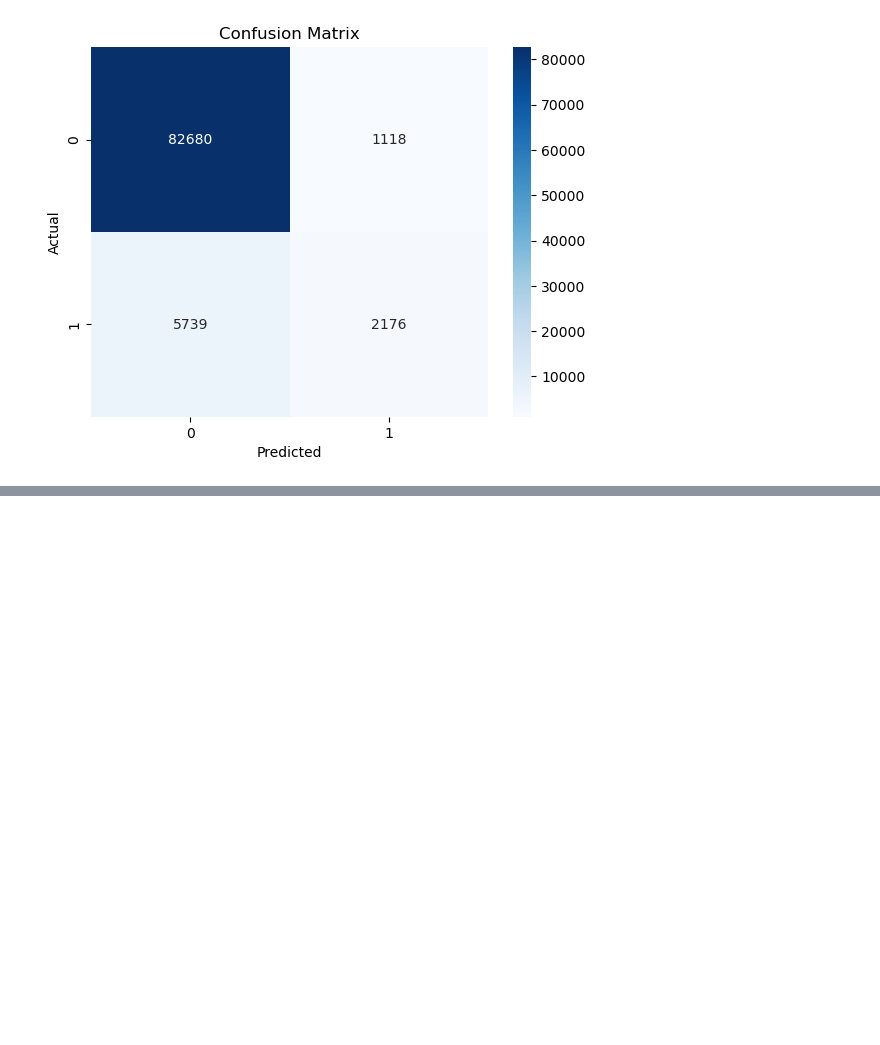
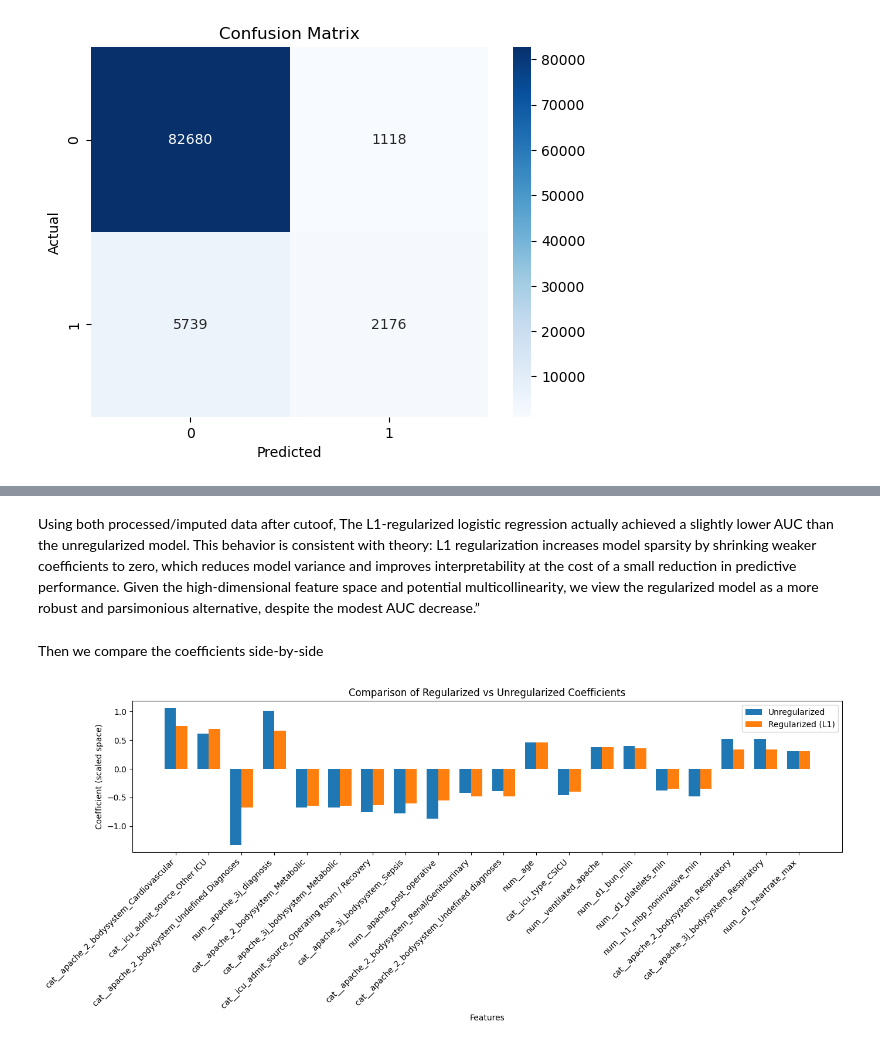
Before and after one commit to cindyrenxy/ac209a-project, a Jupyter notebook: AC209A Project MS3.ipynb, the cells around one changed output, grey strips where cells are left out. Drawn from its saved outputs; the diff is of its cells as text; code cells hidden in the pictures; blank space fills up the shorter version.

```diff
--- a/AC209A Project MS3.ipynb
+++ b/AC209A Project MS3.ipynb
@@ -737,0 +856,20 @@ plt.show()
+# %%
+from sklearn.linear_model import LogisticRegression
+lr_unreg = LogisticRegression(
+    penalty=None,
+    solver="lbfgs",
+    max_iter=1000,
+    class_weight="balanced",
+    n_jobs=-1,
+    random_state=42
+)
+
+print("Fitting unregularized model...")
+lr_unreg.fit(X_train, y_train)
+
+y_val_proba_unreg = lr_unreg.predict_proba(X_val)[:, 1]
+y_val_pred_unreg  = lr_unreg.predict(X_val)
+
+print("Unregularized AUC:", roc_auc_score(y_val, y_val_proba_unreg))
+print("\nUnregularized classification report:")
+print(classification_report(y_val, y_val_pred_unreg, digits=3))
@@ -737,0 +889,49 @@ plt.show()
+# %% [markdown]
+Using both processed/imputed data after cutoof, The L1-regularized logistic regression actually achieved a slightly lower AUC than the unregularized model.
+This behavior is consistent with theory: L1 regularization increases model sparsity by shrinking weaker coefficients to zero, which reduces model variance and improves interpretability at the cost of a small reduction in predictive performance.
+Given the high-dimensional feature space and potential multicollinearity, we view the regularized model as a more robust and parsimonious alternative, despite the modest AUC decrease.”
+# %% [markdown]
+Then we compare the coefficients side-by-side
+# %%
+coef_reg   = logreg_l1.coef_[0]
+coef_unreg = lr_unreg.coef_[0]
+
+comparison_df = pd.DataFrame({
+    "Feature": features,
+    "Coef_Regularized": coef_reg,
+    "Odds_Regularized": np.exp(coef_reg),
+    "Coef_Unregularized": coef_unreg,
+    "Odds_Unregularized": np.exp(coef_unreg),
+})
+
+comparison_df["Abs_Coef_Regularized"] = comparison_df["Coef_Regularized"].abs()
+comparison_df = comparison_df.sort_values(
+    "Abs_Coef_Regularized", ascending=False
+).reset_index(drop=True)
+
+
+#plot the coefficients side-by-side
+import matplotlib.pyplot as plt
+import numpy as np
+
+top_k = 20
+plot_df = comparison_df.head(top_k)
+
+x = np.arange(len(plot_df))
+width = 0.35
+
+plt.figure(figsize=(14, 6))
+plt.bar(x - width/2, plot_df["Coef_Unregularized"],
+        width, label="Unregularized")
+plt.bar(x + width/2, plot_df["Coef_Regularized"],
+        width, label="Regularized (L1)")
+
+plt.xticks(x, plot_df["Feature"], rotation=45, ha="right")
+plt.xlabel("Features")
+plt.ylabel("Coefficient (scaled space)")
+plt.title("Comparison of Regularized vs Unregularized Coefficients")
+plt.legend()
+plt.tight_layout()
+plt.show()
+# %% [output]
+[figure, added]
```
Also changed, not shown: parts of 6 cells of this notebook.
